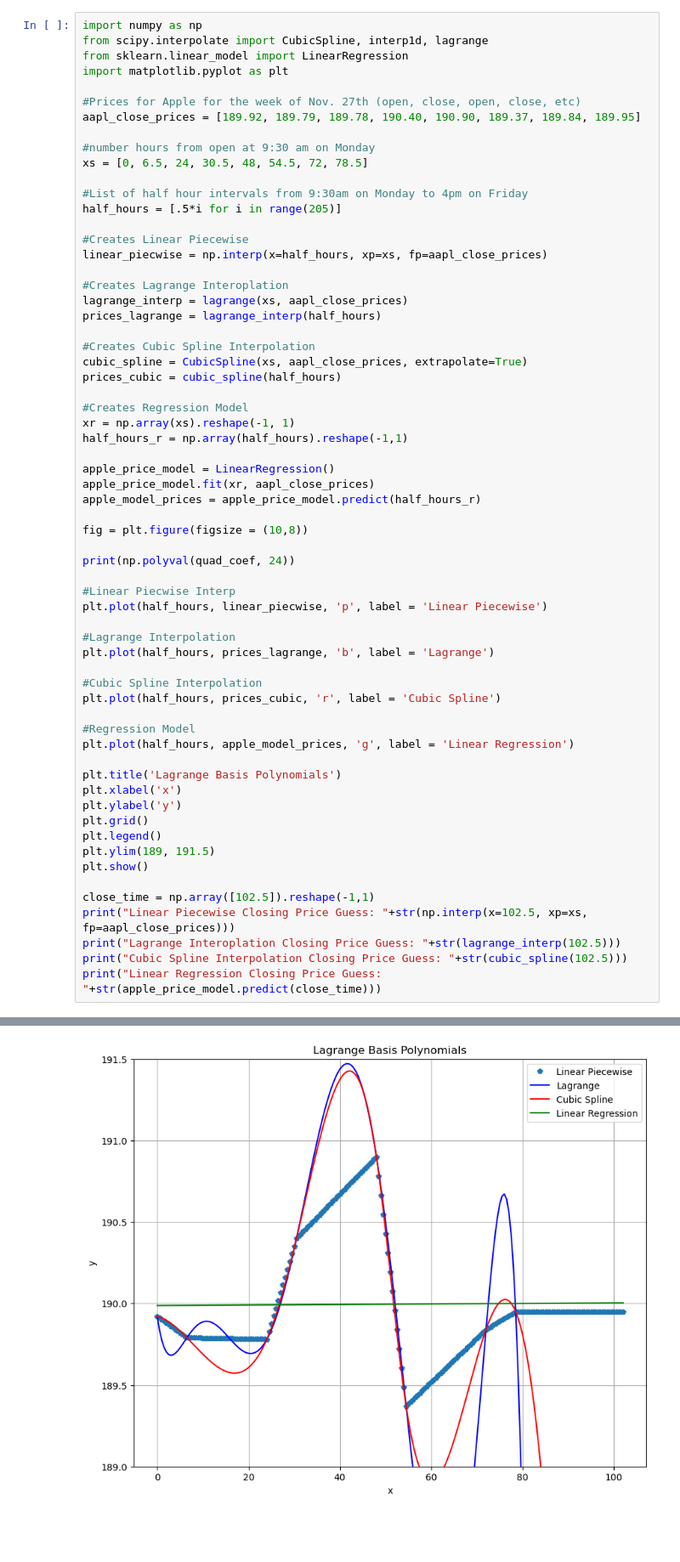
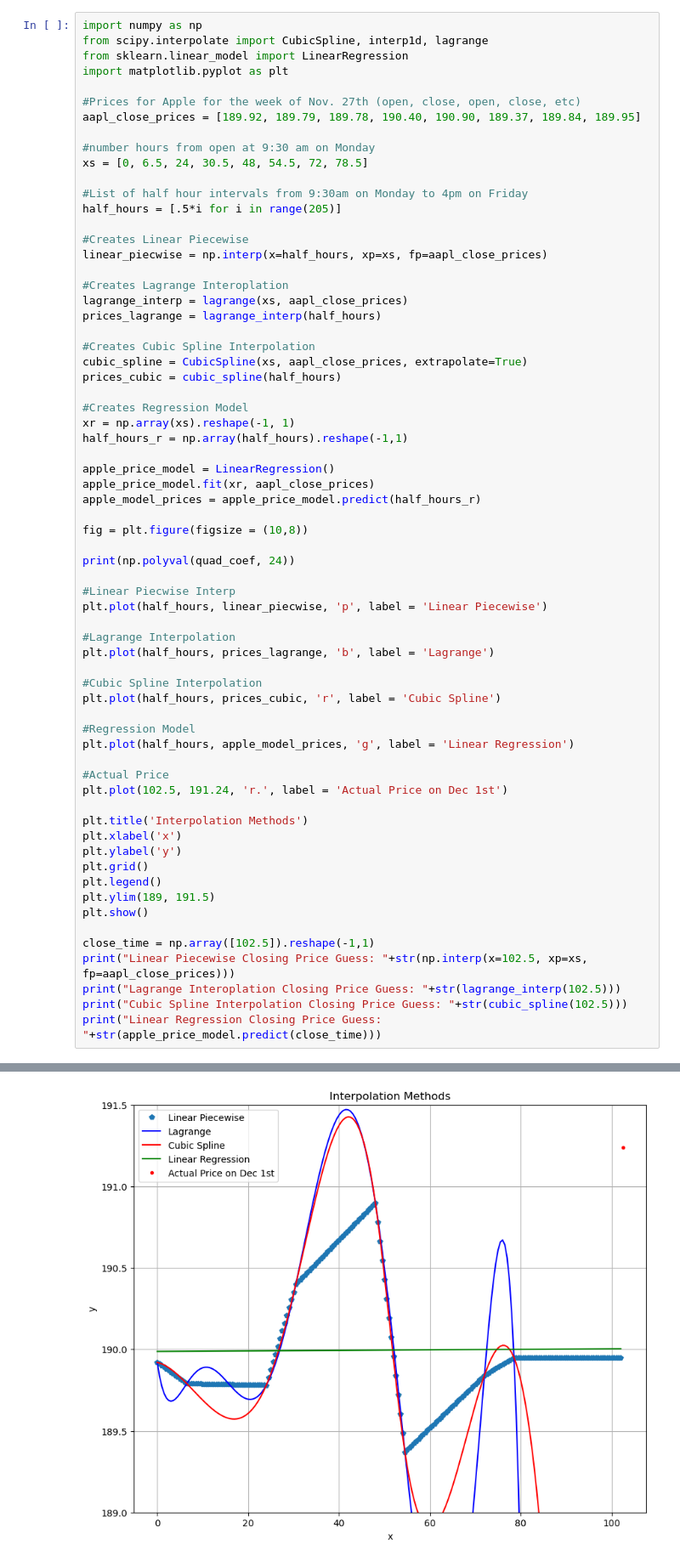
Before and after one commit to owen-taylor/NumericalComputationProject, a Jupyter notebook: Num_Comp_Proj.ipynb, the cells around one changed output, grey strips where cells are left out. Shown at 85% size. Cells and saved outputs as stored; diff of their text form; blank space fills up the shorter version.

```diff
--- a/Num_Comp_Proj.ipynb
+++ b/Num_Comp_Proj.ipynb
@@ -35,35 +35,38 @@ apple_model_prices = apple_price_model.predict(half_hours_r)
 fig = plt.figure(figsize = (10,8))
 
 print(np.polyval(quad_coef, 24))
 
 #Linear Piecwise Interp
 plt.plot(half_hours, linear_piecwise, 'p', label = 'Linear Piecewise')
 
 #Lagrange Interpolation
 plt.plot(half_hours, prices_lagrange, 'b', label = 'Lagrange')
 
 #Cubic Spline Interpolation
 plt.plot(half_hours, prices_cubic, 'r', label = 'Cubic Spline')
 
 #Regression Model
 plt.plot(half_hours, apple_model_prices, 'g', label = 'Linear Regression')
 
-plt.title('Lagrange Basis Polynomials')
+#Actual Price
+plt.plot(102.5, 191.24, 'r.', label = 'Actual Price on Dec 1st')
+
+plt.title('Interpolation Methods')
 plt.xlabel('x')
 plt.ylabel('y')
 plt.grid()
 plt.legend()
 plt.ylim(189, 191.5)
 plt.show()
 
 close_time = np.array([102.5]).reshape(-1,1)
 print("Linear Piecewise Closing Price Guess: "+str(np.interp(x=102.5, xp=xs, fp=aapl_close_prices)))
 print("Lagrange Interoplation Closing Price Guess: "+str(lagrange_interp(102.5)))
 print("Cubic Spline Interpolation Closing Price Guess: "+str(cubic_spline(102.5)))
 print("Linear Regression Closing Price Guess: "+str(apple_price_model.predict(close_time)))
 # %% [output]
 190.10452029421165
-[figure, old version]
+[figure, new version]
 Linear Piecewise Closing Price Guess: 189.95
 Lagrange Interoplation Closing Price Guess: -302.7334185306878
 Cubic Spline Interpolation Closing Price Guess: 171.58907458255047
```
